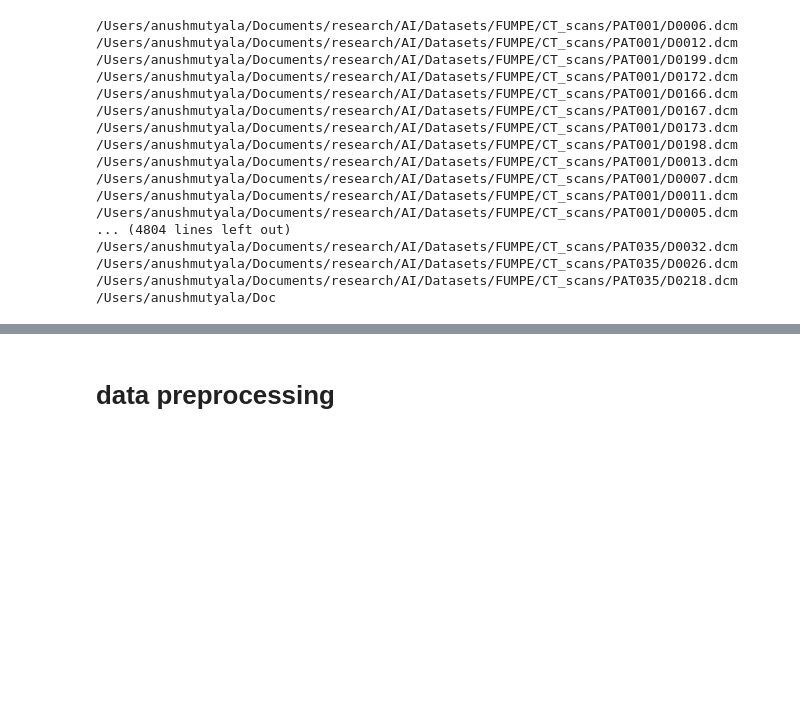
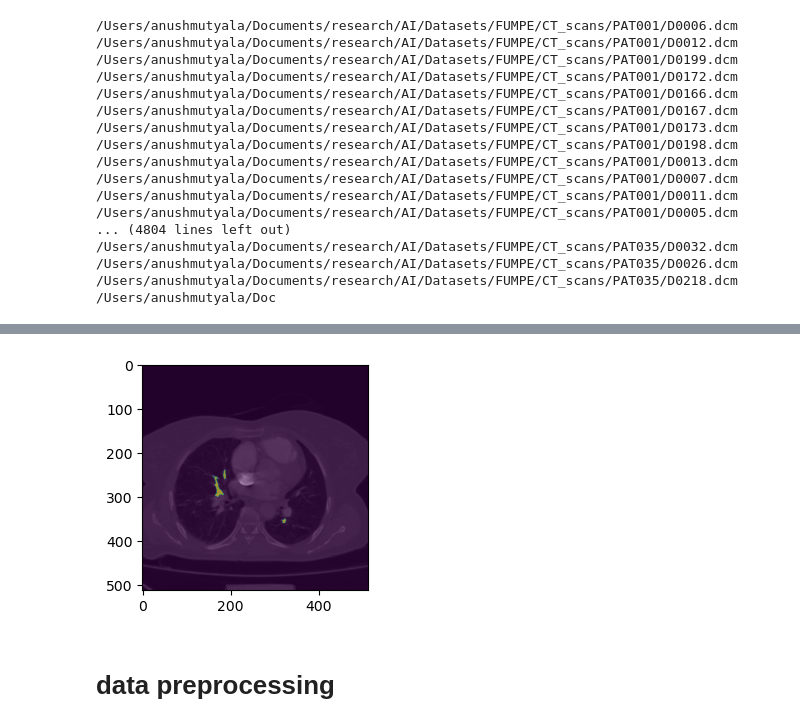
Before and after one commit to anmutechsupport/embolism-detection-cov19, a Jupyter notebook: main.ipynb, the cells around one changed output, grey strips where cells are left out. Saved outputs shown, nothing was run; the diff lists cells and outputs as text; code cells hidden in the pictures; blank space fills up the shorter version.

```diff
--- a/main.ipynb
+++ b/main.ipynb
@@ -172,3 +174,11 @@ plt.imshow(arr, cmap="gray")
+# %%
+plt.figure()
+plt.subplot(1,2,1)
+plt.imshow(arr, 'gray')
+plt.imshow(truth_arr[:, :, 105], alpha=0.5)
+plt.show()
+# %% [output]
+[figure, added]
 # %% [markdown]
 # data preprocessing
 # %%
```
Also changed, not shown: parts of 6 cells of this notebook.
